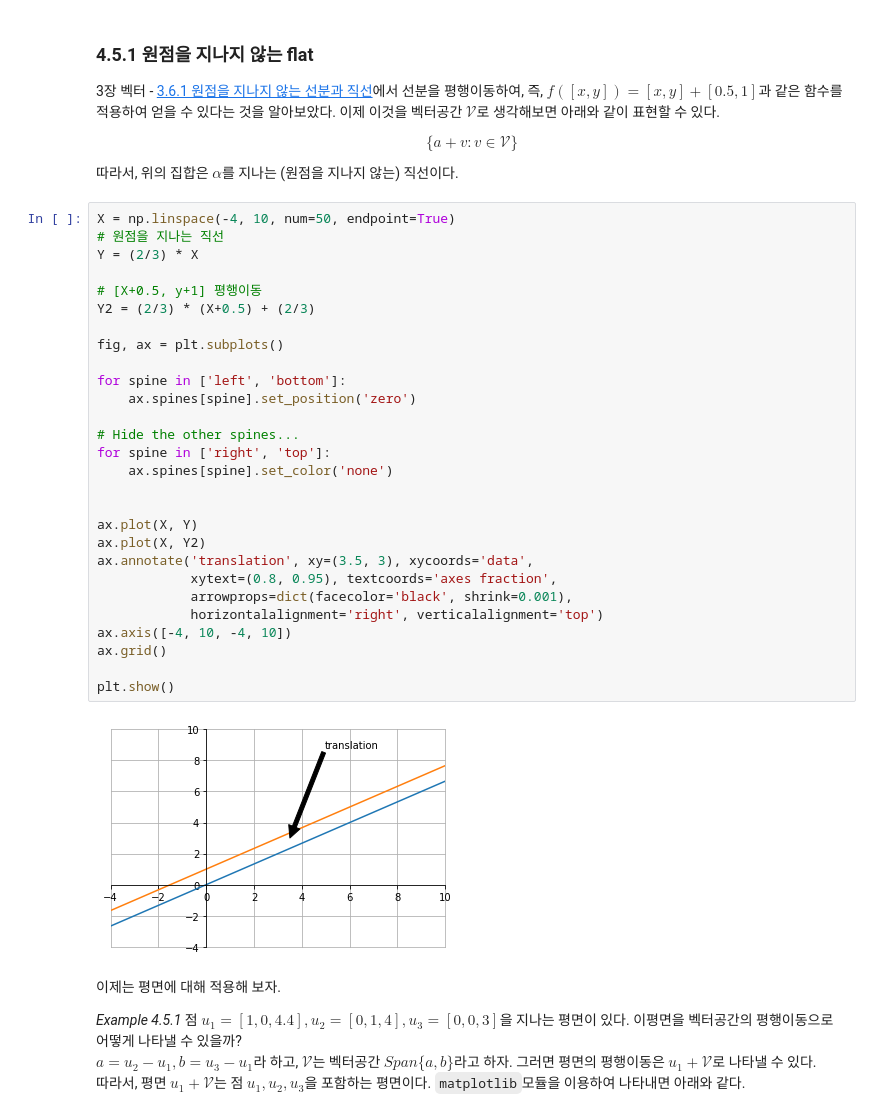
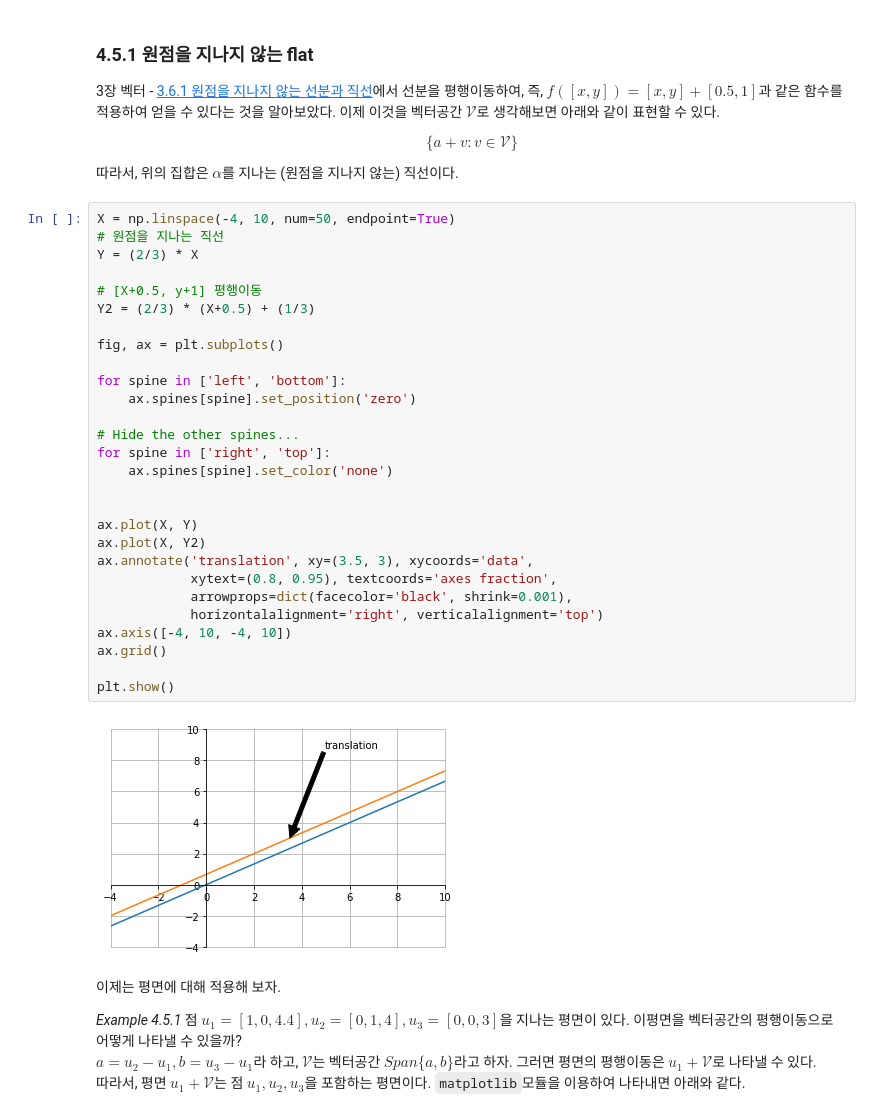
Before and after one commit to Gaheeheehee/Study, a Jupyter notebook: LinearAlgebra/CodingTheMatrix/Chap04 - The Vector Space/Chap04-The_Vector_Space.ipynb, the cells around one changed output. Saved outputs shown, nothing was run; the diff lists cells and outputs as text.

```diff
--- a/LinearAlgebra/CodingTheMatrix/Chap04 - The Vector Space/Chap04-The_Vector_Space.ipynb
+++ b/LinearAlgebra/CodingTheMatrix/Chap04 - The Vector Space/Chap04-The_Vector_Space.ipynb
@@ -278,33 +278,33 @@ $$\{a+v : v \in \mathcal{V}\}$$
 # %%
 X = np.linspace(-4, 10, num=50, endpoint=True)
 # 원점을 지나는 직선
 Y = (2/3) * X
 
 # [X+0.5, y+1] 평행이동
-Y2 = (2/3) * (X+0.5) + (2/3)
+Y2 = (2/3) * (X+0.5) + (1/3)
 
 fig, ax = plt.subplots()
 
 for spine in ['left', 'bottom']:
     ax.spines[spine].set_position('zero')
 
 # Hide the other spines...
 for spine in ['right', 'top']:
     ax.spines[spine].set_color('none')
 
 
 ax.plot(X, Y)
 ax.plot(X, Y2)
 ax.annotate('translation', xy=(3.5, 3), xycoords='data',
             xytext=(0.8, 0.95), textcoords='axes fraction',
             arrowprops=dict(facecolor='black', shrink=0.001),
             horizontalalignment='right', verticalalignment='top')
 ax.axis([-4, 10, -4, 10])
 ax.grid()
 
 plt.show()
 # %% [output]
-[figure, old version]
+[figure, new version]
 # %% [markdown]
 이제는 평면에 대해 적용해 보자.
 
```
Also changed, not shown: parts of 5 cells of this notebook, 1 other file.
